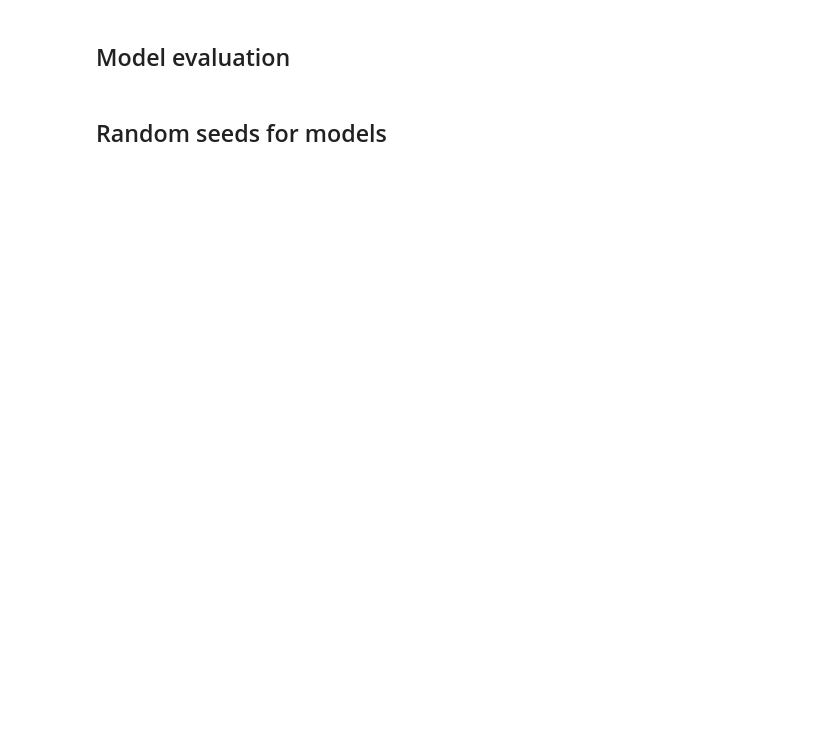
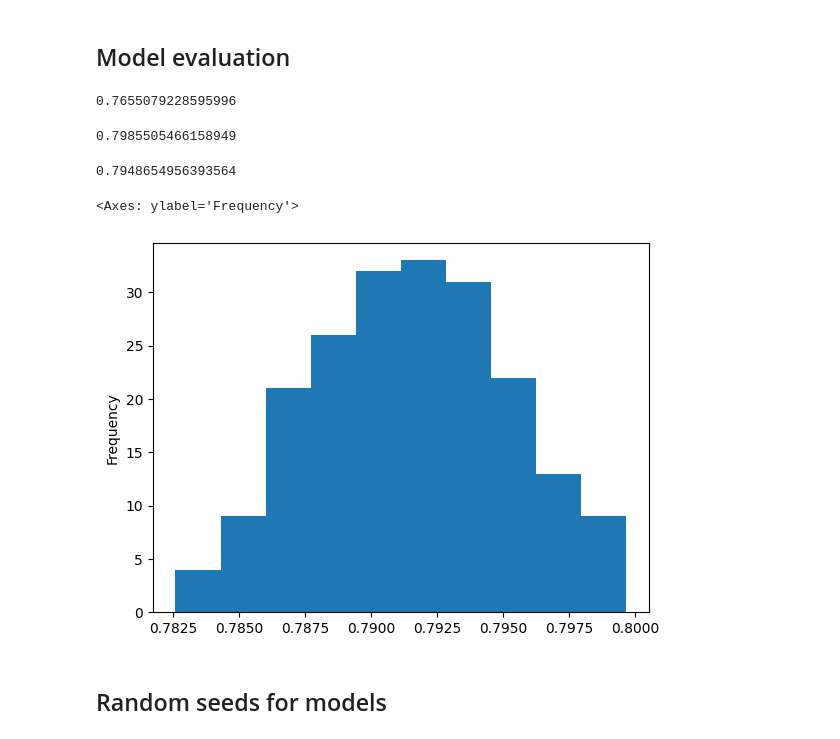
Before and after one commit to dhesse/IN-STK5k-2024-classroom-notes, a Jupyter notebook: nbhome/Lecture 09 - Privacy in Practice and Model Eval.ipynb, the cells around one changed output. Saved outputs shown, nothing was run; the diff lists cells and outputs as text; code cells hidden in the pictures; blank space fills up the shorter version.

```diff
--- a/nbhome/Lecture 09 - Privacy in Practice and Model Eval.ipynb
+++ b/nbhome/Lecture 09 - Privacy in Practice and Model Eval.ipynb
@@ -94,0 +122,15 @@ pipeline = Pipeline(steps=[
+# %%
+cont_trans = Pipeline(steps=[
+    ('scaler', StandardScaler())
+])
+# %%
+feat_trans = ColumnTransformer(transformers=[
+    ('categorical', cat_trans, cat_cols),
+    ('continuous', cont_trans, cont_cols)
+])
+# %%
+def mk_neighbours(n_neighbours=20):
+    return Pipeline(steps=[
+        ('transform', feat_trans),
+        ('classifier', KNeighborsClassifier(n_neighbors=n_neighbours))
+    ])
@@ -97,2 +157,24 @@ pipeline = Pipeline(steps=[
+# %%
+def mk_score(n_neigh):
+    Xtr, Xte, ytr, yte = train_test_split(df[features], df[target])
+    return sklearn.metrics.accuracy_score(yte,
+                mk_neighbours(n_neigh).fit(Xtr, ytr).predict(Xte))
+# %%
+mk_score(5)
+# %% [output]
+0.7655079228595996
+# %%
+mk_score(50)
+# %% [output]
+0.7985505466158949
+# %%
+mk_score(50)
+# %% [output]
+0.7948654956393564
+# %%
+pd.Series([mk_score(20) for _ in range(200)]).plot.hist()
+# %% [output]
+<Axes: ylabel='Frequency'>
+[figure, added]
 # %% [markdown]
 ## Random seeds for models
```
Also changed, not shown: parts of 36 cells of this notebook.
